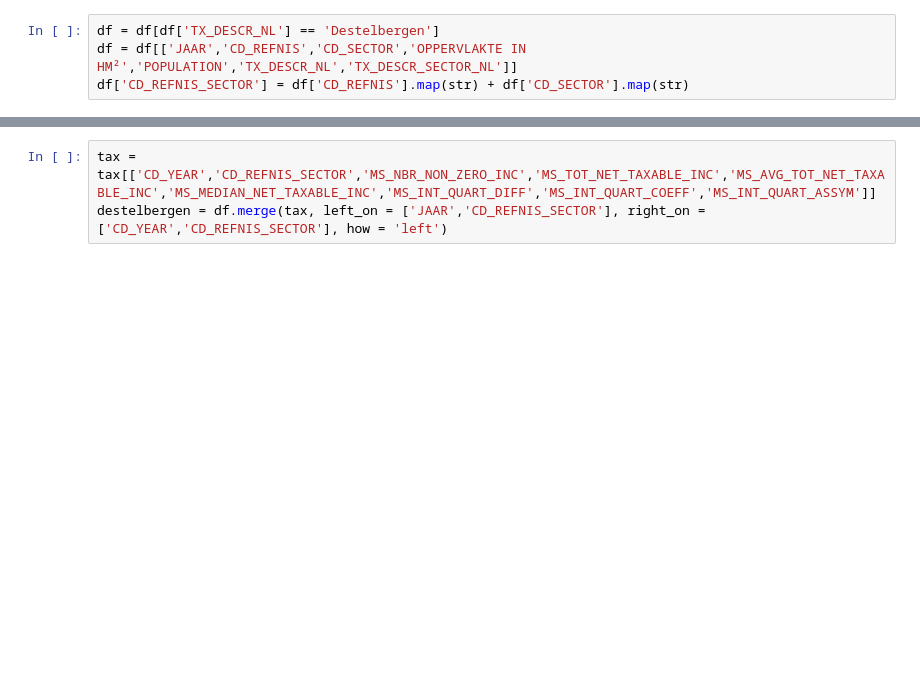
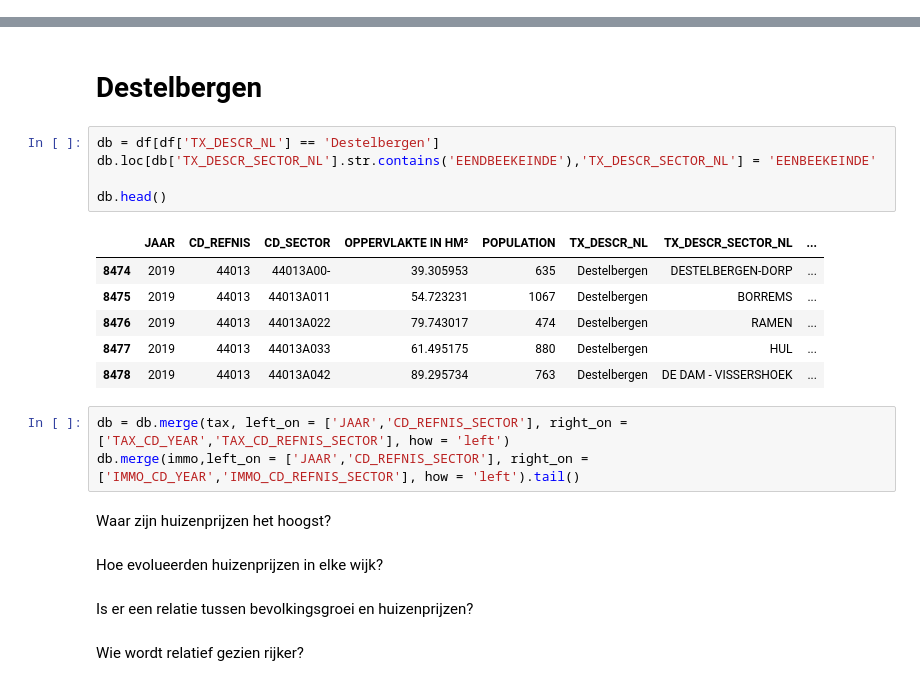
Before and after one commit to RoelPi/SECT_POP, a Jupyter notebook: sandbox.ipynb, the cells around one changed output, grey strips where cells are left out. Saved outputs shown, nothing was run; the diff lists cells and outputs as text; blank space fills up the shorter version.

```diff
--- a/sandbox.ipynb
+++ b/sandbox.ipynb
@@ -42,4 +82,0 @@ immo = immo.rename(columns={'CD_STAT_SECTOR':'CD_REFNIS_SECTOR'})
-# %%
-df = df[df['TX_DESCR_NL'] == 'Destelbergen']
-df = df[['JAAR','CD_REFNIS','CD_SECTOR','OPPERVLAKTE IN HM²','POPULATION','TX_DESCR_NL','TX_DESCR_SECTOR_NL']]
-df['CD_REFNIS_SECTOR'] = df['CD_REFNIS'].map(str) + df['CD_SECTOR'].map(str)
@@ -62,6 +83,28 @@ df.set_index(df['JAAR'].map(str) + '_' + df['CD_REFNIS_SECTOR'].map(str))
-# %%
-tax = tax[['CD_YEAR','CD_REFNIS_SECTOR','MS_NBR_NON_ZERO_INC','MS_TOT_NET_TAXABLE_INC','MS_AVG_TOT_NET_TAXABLE_INC','MS_MEDIAN_NET_TAXABLE_INC','MS_INT_QUART_DIFF','MS_INT_QUART_COEFF','MS_INT_QUART_ASSYM']]
-destelbergen = df.merge(tax, left_on = ['JAAR','CD_REFNIS_SECTOR'], right_on = ['CD_YEAR','CD_REFNIS_SECTOR'], how = 'left')
+# %% [markdown]
+# Destelbergen
+# %%
+db = df[df['TX_DESCR_NL'] == 'Destelbergen']
+db.loc[db['TX_DESCR_SECTOR_NL'].str.contains('EENDBEEKEINDE'),'TX_DESCR_SECTOR_NL'] = 'EENBEEKEINDE'
+
+db.head()
+# %% [output]
+|  | JAAR | CD_REFNIS | CD_SECTOR | OPPERVLAKTE IN HM² | POPULATION | TX_DESCR_NL | TX_DESCR_SECTOR_NL | ... |
+| 8474 | 2019 | 44013 | 44013A00- | 39.305953 | 635 | Destelbergen | DESTELBERGEN-DORP | ... |
+| 8475 | 2019 | 44013 | 44013A011 | 54.723231 | 1067 | Destelbergen | BORREMS | ... |
+| 8476 | 2019 | 44013 | 44013A022 | 79.743017 | 474 | Destelbergen | RAMEN | ... |
+| 8477 | 2019 | 44013 | 44013A033 | 61.495175 | 880 | Destelbergen | HUL | ... |
+| 8478 | 2019 | 44013 | 44013A042 | 89.295734 | 763 | Destelbergen | DE DAM - VISSERSHOEK | ... |
+# %%
+db = db.merge(tax, left_on = ['JAAR','CD_REFNIS_SECTOR'], right_on = ['TAX_CD_YEAR','TAX_CD_REFNIS_SECTOR'], how = 'left')
+db.merge(immo,left_on = ['JAAR','CD_REFNIS_SECTOR'], right_on = ['IMMO_CD_YEAR','IMMO_CD_REFNIS_SECTOR'], how = 'left').tail()
+# %% [markdown]
+Waar zijn huizenprijzen het hoogst?
+# %% [markdown]
+Hoe evolueerden huizenprijzen in elke wijk?
+# %% [markdown]
+Is er een relatie tussen bevolkingsgroei en huizenprijzen?
+# %% [markdown]
+Wie wordt relatief gezien rijker?
 # %%
 
 d = destelbergen
```
Also changed, not shown: parts of 14 cells of this notebook.
